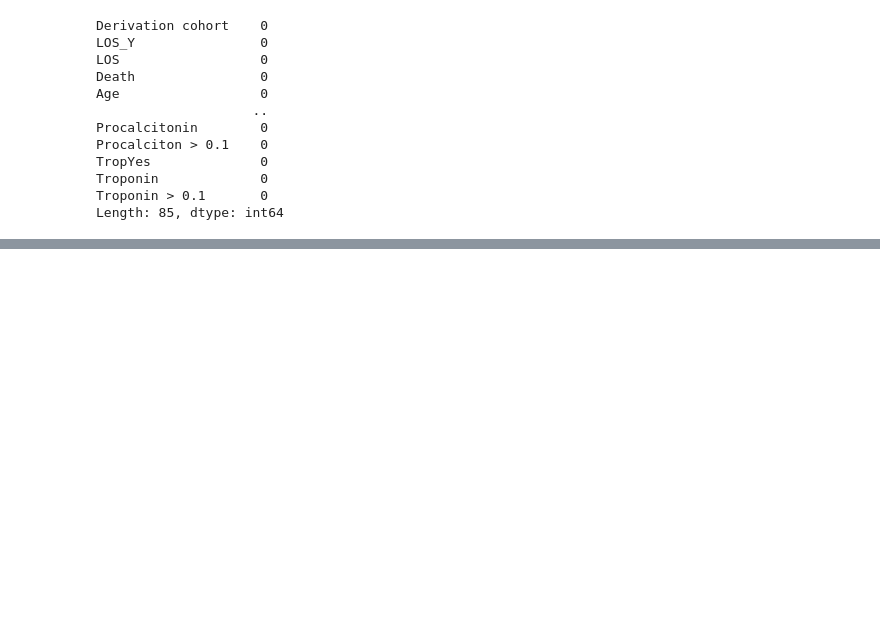
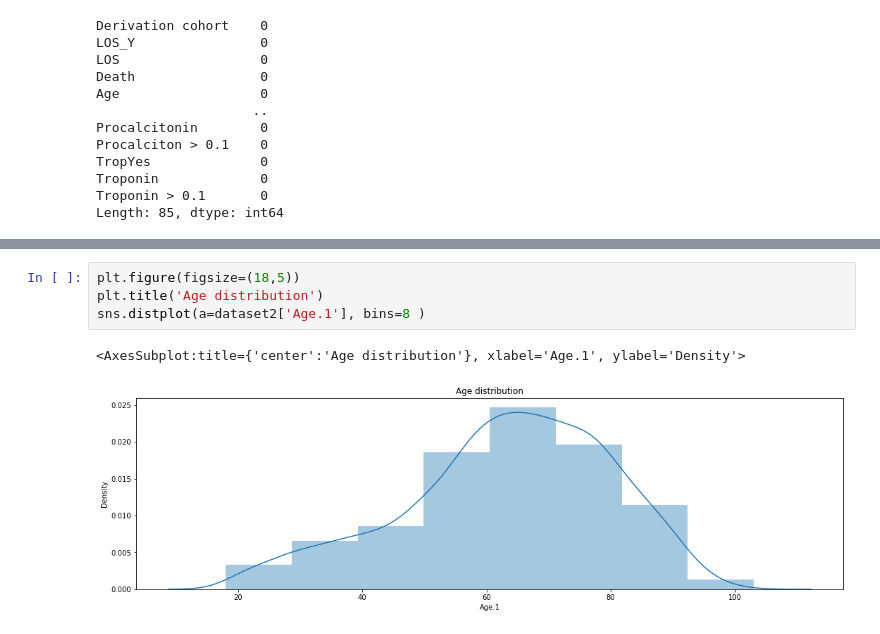
Before and after one commit to ashu741/MiniProject_5th_Sem_2015202, a Jupyter notebook: AshutoshKumarGupta_5thSem_MiniProject_Part3_2015202.ipynb, the cells around one changed output, grey strips where cells are left out. Saved outputs shown, nothing was run; the diff lists cells and outputs as text; blank space fills up the shorter version.

```diff
--- a/AshutoshKumarGupta_5thSem_MiniProject_Part3_2015202.ipynb
+++ b/AshutoshKumarGupta_5thSem_MiniProject_Part3_2015202.ipynb
@@ -54,0 +62,7 @@ Length: 85, dtype: int64
+# %%
+plt.figure(figsize=(18,5))
+plt.title('Age distribution')
+sns.distplot(a=dataset2['Age.1'], bins=8 )
+# %% [output]
+<AxesSubplot:title={'center':'Age distribution'}, xlabel='Age.1', ylabel='Density'>
+[figure, added]
```
Also changed, not shown: parts of 24 cells of this notebook.
